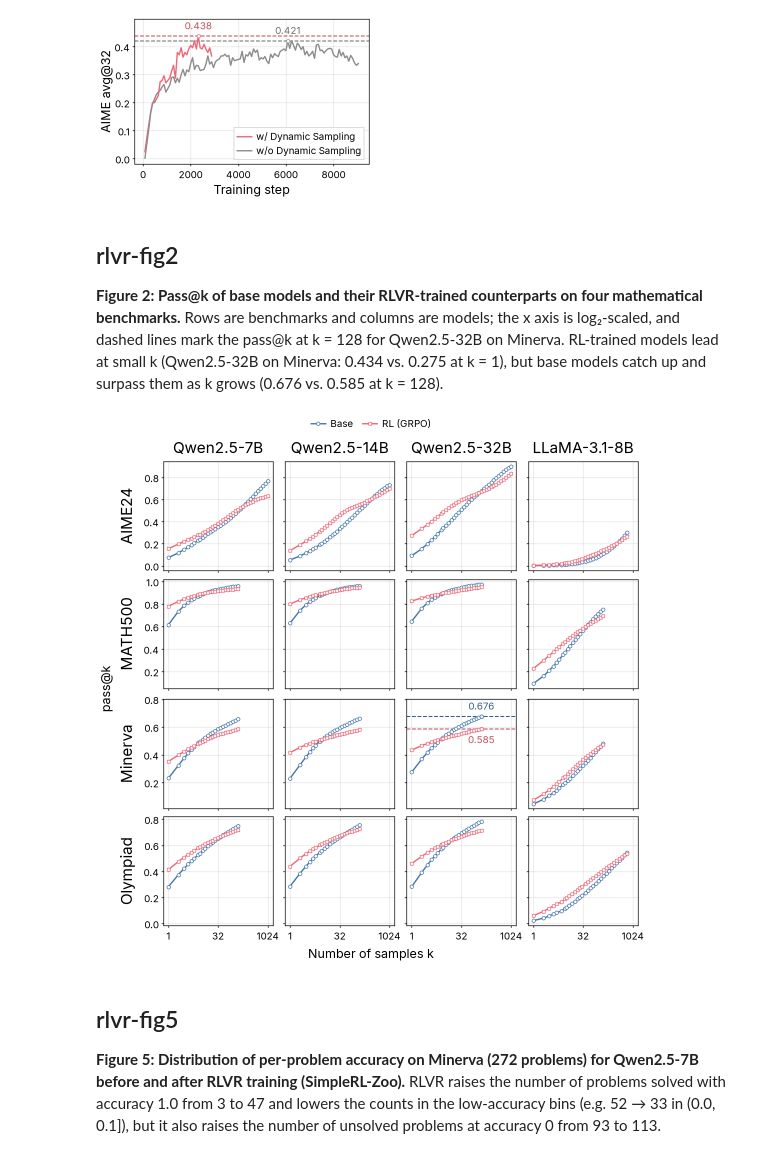
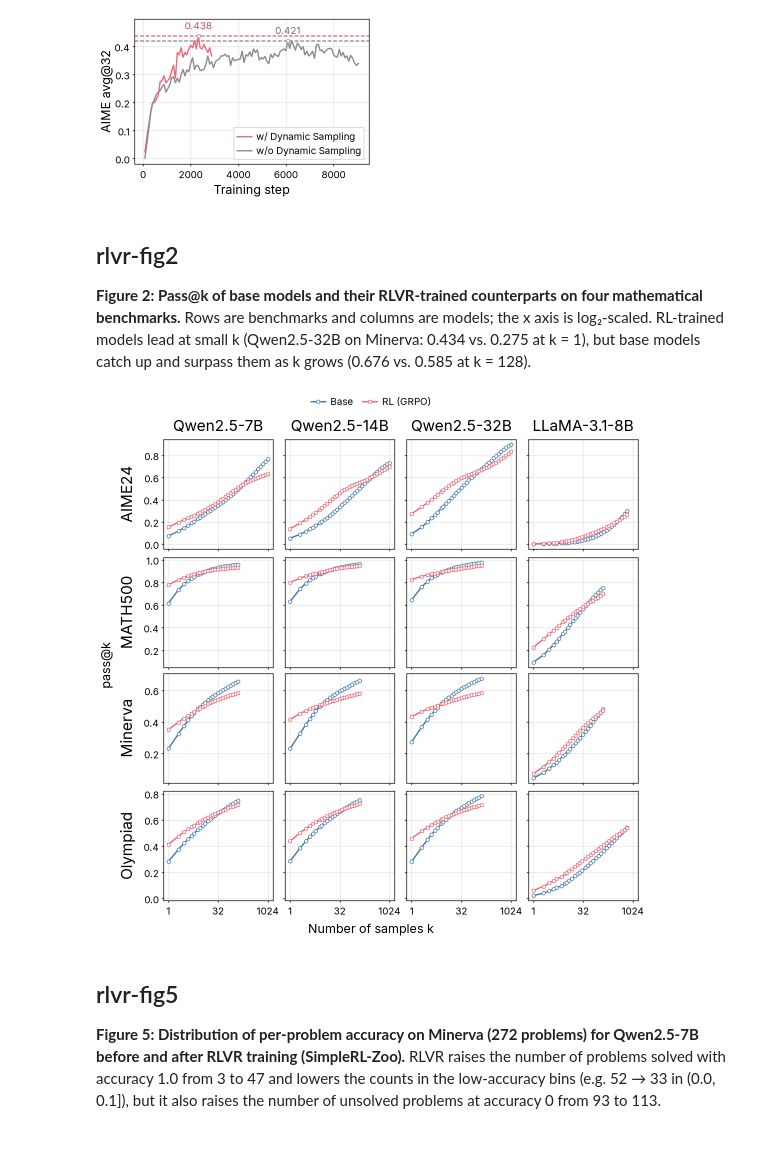
Before and after one commit to bigohofone/academic-figure-skill, a Jupyter notebook: examples/use-cases/notebooks/paper-figures.ipynb, the cells around one changed output. Saved outputs shown, nothing was run; the diff lists cells and outputs as text; code cells hidden in the pictures.

Commit message:
academic-figure: no emphasis in single panels of a two-factor grid; contour points of interest as stars
Co-Authored-By: Claude Opus 5.5 <noreply@anthropic.com>

```diff
--- a/examples/use-cases/notebooks/paper-figures.ipynb
+++ b/examples/use-cases/notebooks/paper-figures.ipynb
@@ -63,7 +63,7 @@ plt.show()
 # %% [markdown]
 ## rlvr-fig2
 
-**Figure 2: Pass@k of base models and their RLVR-trained counterparts on four mathematical benchmarks.** Rows are benchmarks and columns are models; the x axis is log₂-scaled, and dashed lines mark the pass@k at k = 128 for Qwen2.5-32B on Minerva. RL-trained models lead at small k (Qwen2.5-32B on Minerva: 0.434 vs. 0.275 at k = 1), but base models catch up and surpass them as k grows (0.676 vs. 0.585 at k = 128).
+**Figure 2: Pass@k of base models and their RLVR-trained counterparts on four mathematical benchmarks.** Rows are benchmarks and columns are models; the x axis is log₂-scaled. RL-trained models lead at small k (Qwen2.5-32B on Minerva: 0.434 vs. 0.275 at k = 1), but base models catch up and surpass them as k grows (0.676 vs. 0.585 at k = 128).
 # %%
 data = json.load(open("../data/rlvr.json"))
 benchmarks = ["AIME24", "MATH500", "Minerva", "Olympiad"]
@@ -73,37 +73,34 @@ series = [("Base", "Base", colors["series-1"], "o"), ("RL", "RL (GRPO)", colors[
 fig, axes = plt.subplots(4, 4, figsize=(5.5, 5), sharex="col", sharey="row")
 for r, benchmark in enumerate(benchmarks):
     for c, model in enumerate(models):
         ax = axes[r, c]
         for key, label, color, marker in series:
             curve = data[benchmark][model][key]
             ax.plot(curve["k"], curve["pass"], marker + "-", color=color, label=label)
         ax.set_xscale("log", base=2)
         if r == 0:
             ax.set_title(model)
     axes[r, 0].annotate(benchmark, xy=(0, 0.5), xycoords="axes fraction", xytext=(-20, 0),
                         textcoords="offset points", ha="right", va="center", rotation=90, fontsize=11)
 
-base, rl = data["Minerva"]["Qwen2.5-32B"]["Base"], data["Minerva"]["Qwen2.5-32B"]["RL"]
-mark_value(axes[2, 2], base["k"][-1], base["pass"][-1], f"{base['pass'][-1]:.3f}", colors["series-1"])
-mark_value(axes[2, 2], rl["k"][-1], rl["pass"][-1], f"{rl['pass'][-1]:.3f}", colors["series-2"], below=True)
 
 top = 1024
 ks = [1, 32, 1024]
 margin = 2 ** (0.05 * math.log2(top))
 for ax in axes[-1]:
     ax.set_xticks(ks, labels=[str(k) for k in ks])
     ax.set_xticks([], minor=True)
     ax.set_xlim(1 / margin, top * margin)
 fig.supxlabel("Number of samples k")
 fig.supylabel("pass@k")
 fig.legend(*axes[0, 0].get_legend_handles_labels(), loc="outside upper center", ncol=2, frameon=False, borderaxespad=0)
 
 fit_height(fig, axes, aspect=1.0, min_width=1.0)
 fig.savefig("../outputs/rlvr-fig2.pdf")
 fig.savefig("../outputs/rlvr-fig2.png")
 plt.show()
 # %% [output]
-[figure, old version]
+[figure, new version]
 # %% [markdown]
 ## rlvr-fig5
 
```
Also changed, not shown: 8 other files.
